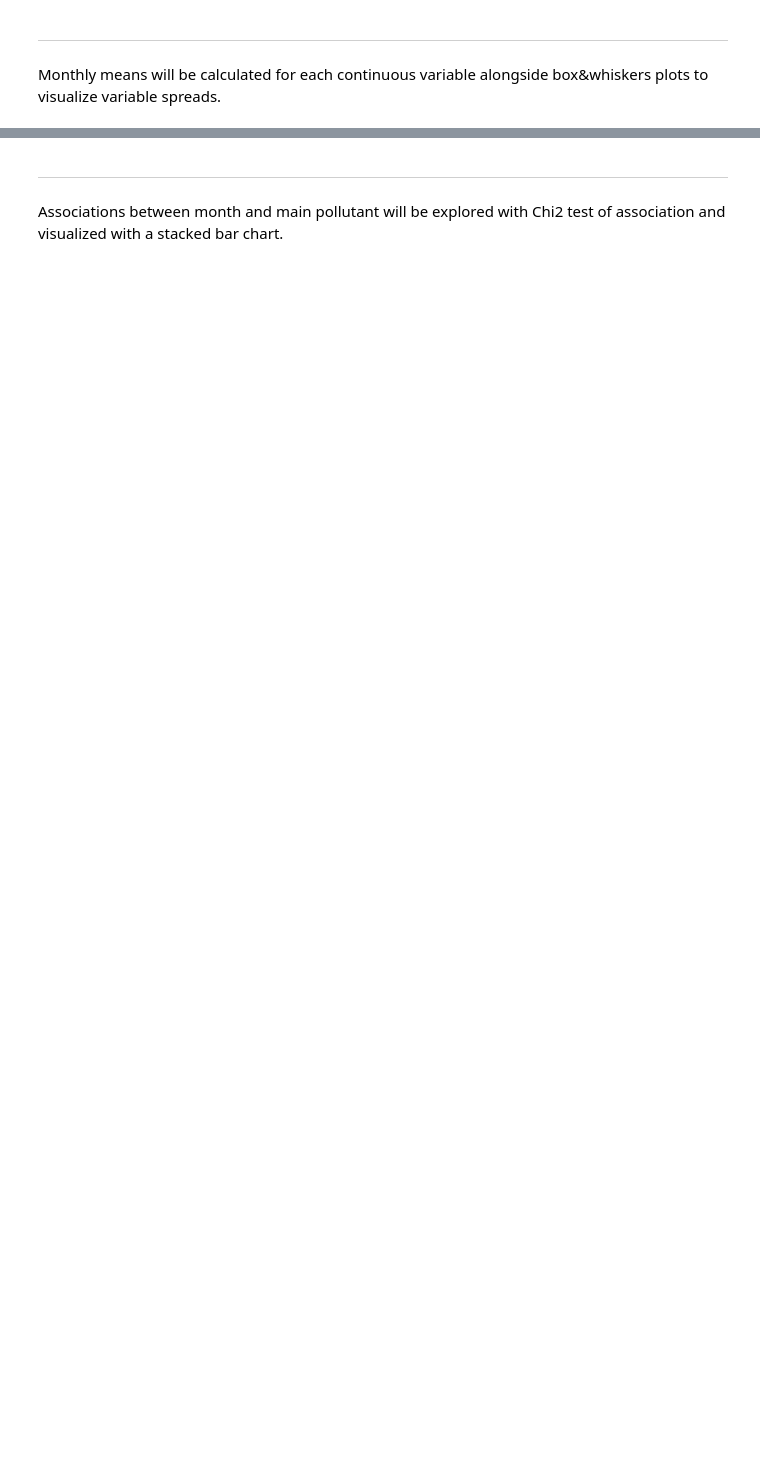
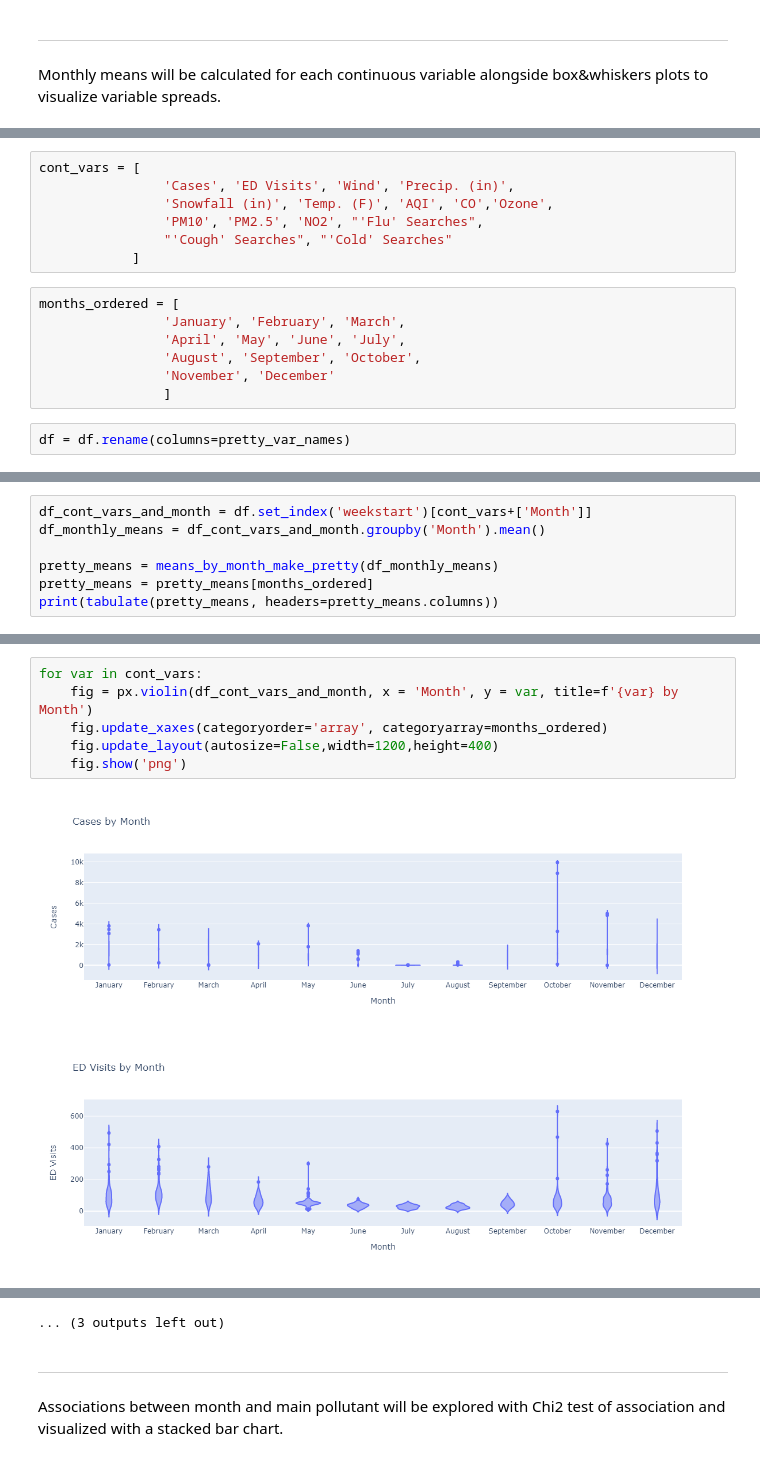
Before and after one commit to tyg3rr/HM878-Biostats, a Jupyter notebook: final/Final py.ipynb, the cells around one changed output, grey strips where cells are left out. Cells and saved outputs as stored; diff of their text form; blank space fills up the shorter version.

```diff
--- a/final/Final py.ipynb
+++ b/final/Final py.ipynb
@@ -79,0 +115,16 @@ Monthly means will be calculated for each continuous variable alongside box&whis
+# %%
+cont_vars = [
+                'Cases', 'ED Visits', 'Wind', 'Precip. (in)',
+                'Snowfall (in)', 'Temp. (F)', 'AQI', 'CO','Ozone',
+                'PM10', 'PM2.5', 'NO2', "'Flu' Searches",
+                "'Cough' Searches", "'Cold' Searches"
+            ]
+# %%
+months_ordered = [
+                'January', 'February', 'March',
+                'April', 'May', 'June', 'July',
+                'August', 'September', 'October',
+                'November', 'December'
+                ]
+# %%
+df = df.rename(columns=pretty_var_names)
@@ -79,0 +138,7 @@ Monthly means will be calculated for each continuous variable alongside box&whis
+# %%
+df_cont_vars_and_month = df.set_index('weekstart')[cont_vars+['Month']]
+df_monthly_means = df_cont_vars_and_month.groupby('Month').mean()
+
+pretty_means = means_by_month_make_pretty(df_monthly_means)
+pretty_means = pretty_means[months_ordered]
+print(tabulate(pretty_means, headers=pretty_means.columns))
@@ -79,0 +163,9 @@ Monthly means will be calculated for each continuous variable alongside box&whis
+# %%
+for var in cont_vars:
+    fig = px.violin(df_cont_vars_and_month, x = 'Month', y = var, title=f'{var} by Month')
+    fig.update_xaxes(categoryorder='array', categoryarray=months_ordered)
+    fig.update_layout(autosize=False,width=1200,height=400)
+    fig.show('png')
+# %% [output]
+[figure, added]
+[figure, added]
@@ -80,3 +182,4 @@ Monthly means will be calculated for each continuous variable alongside box&whis
+... (3 outputs left out)
 # %% [markdown]
 ---
 Associations between month and main pollutant will be explored with Chi2 test of association and visualized with a stacked bar chart.
```
Also changed, not shown: parts of 13 cells of this notebook.
